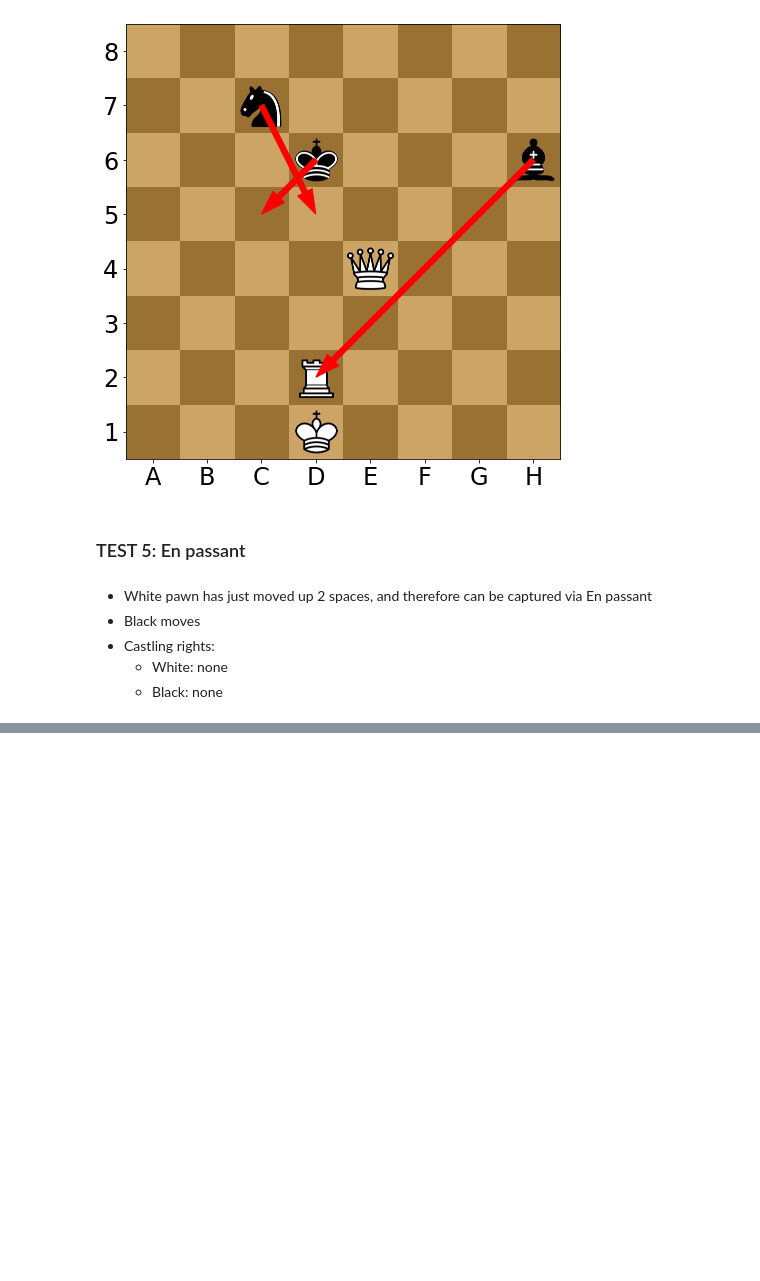
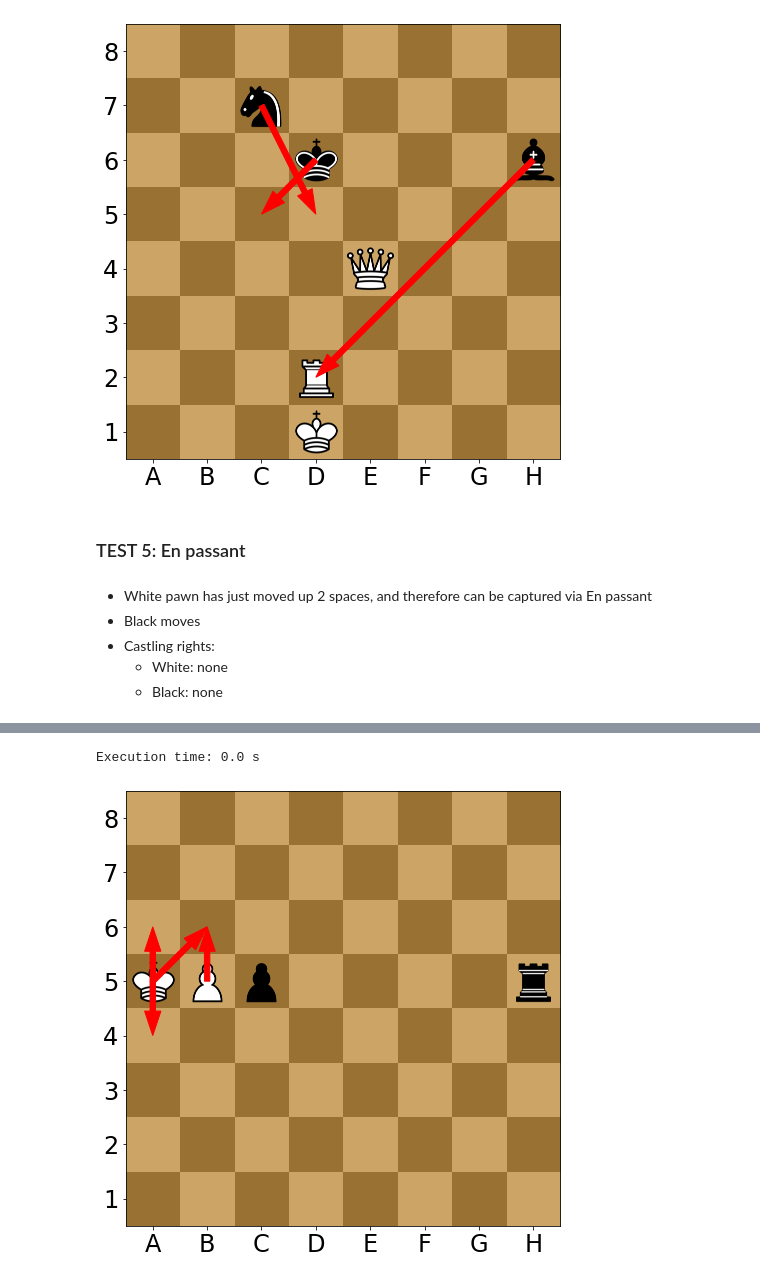
Before and after one commit to vv-hieu/ParallelChessEngine, a Jupyter notebook: ChessMoveGenerationTest.ipynb, the cells around one changed output, grey strips where cells are left out. Saved outputs shown, nothing was run; the diff lists cells and outputs as text; code cells hidden in the pictures; blank space fills up the shorter version.

```diff
--- a/ChessMoveGenerationTest.ipynb
+++ b/ChessMoveGenerationTest.ipynb
@@ -85,0 +137,5 @@ chess_move_generation_test('4k3/8/8/8/3pP3/8/8/4K3 b - e3 0 69')
+# %%
+chess_move_generation_test('8/8/8/KPp4r/8/8/8/8 w - c6 0 1')
+# %% [output]
+Execution time: 0.0 s
+[figure, added]
```
Also changed, not shown: parts of 13 cells of this notebook, 1 other file.
